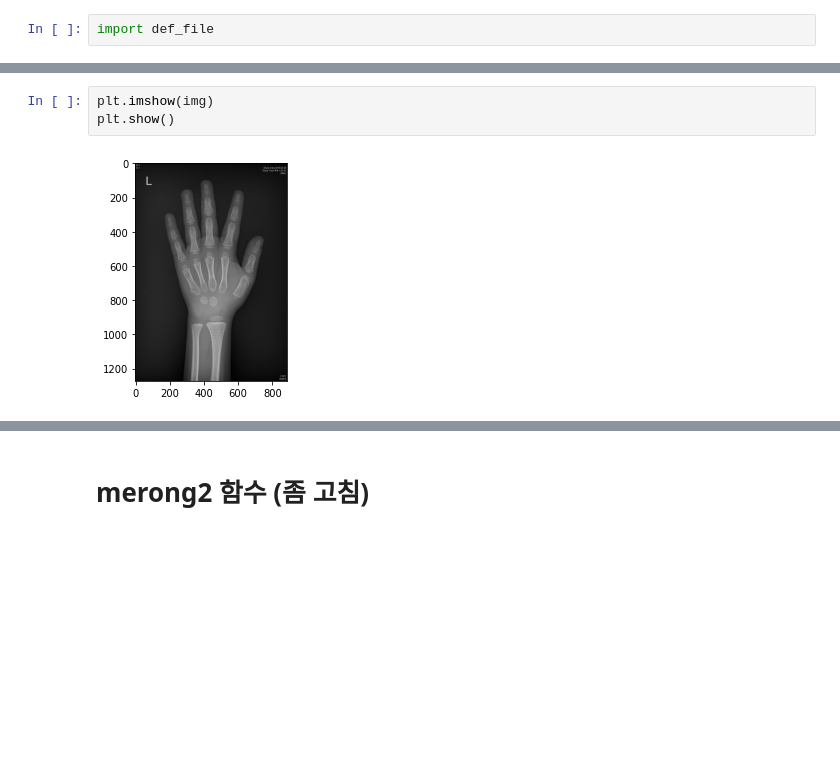
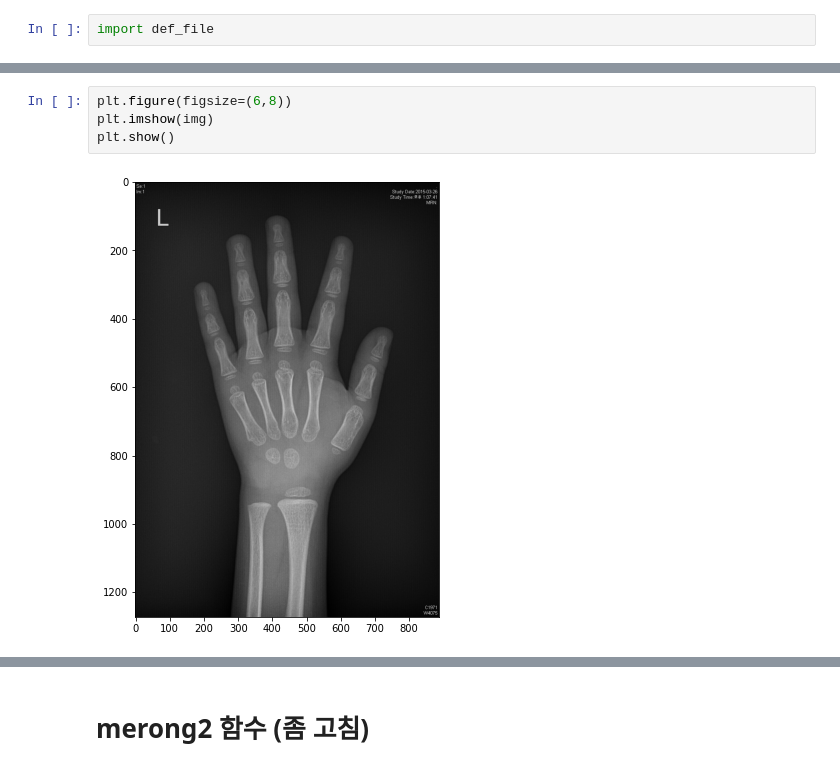
Before and after one commit to kikiru328/Bone_Detection, a Jupyter notebook: 승혜/img_preprocessing_def.ipynb, the cells around one changed output, grey strips where cells are left out. Saved outputs shown, nothing was run; the diff lists cells and outputs as text; blank space fills up the shorter version.

```diff
--- a/승혜/img_preprocessing_def.ipynb
+++ b/승혜/img_preprocessing_def.ipynb
@@ -248,7 +255,8 @@ def dehazzz(img):
 # %%
+plt.figure(figsize=(6,8))
 plt.imshow(img)
 plt.show()
 # %% [output]
-[figure, old version]
+[figure, new version]
 # %%
 img1 = image_dehazer.remove_haze(img)		# Remove Haze
```
Also changed, not shown: parts of 2 cells of this notebook.
